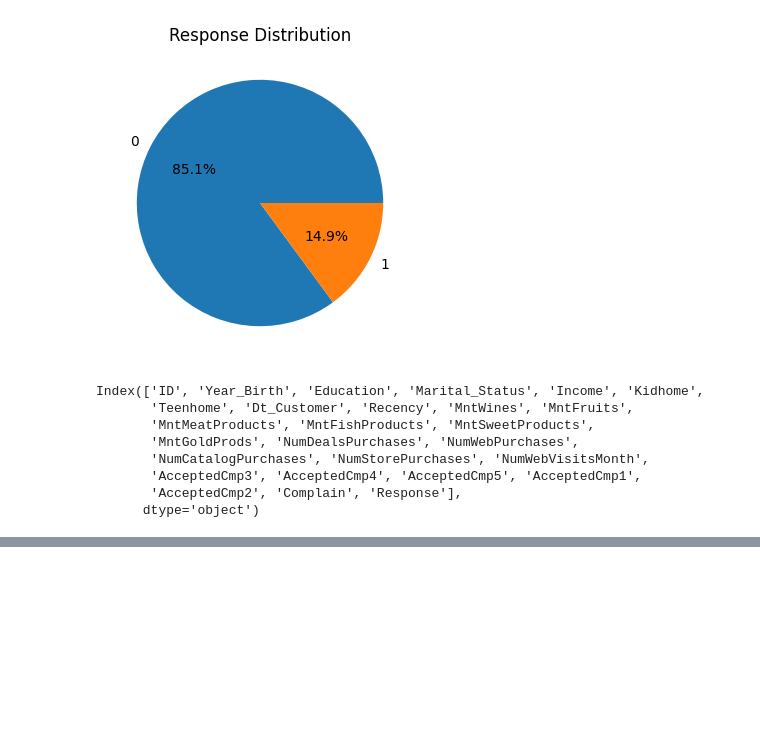
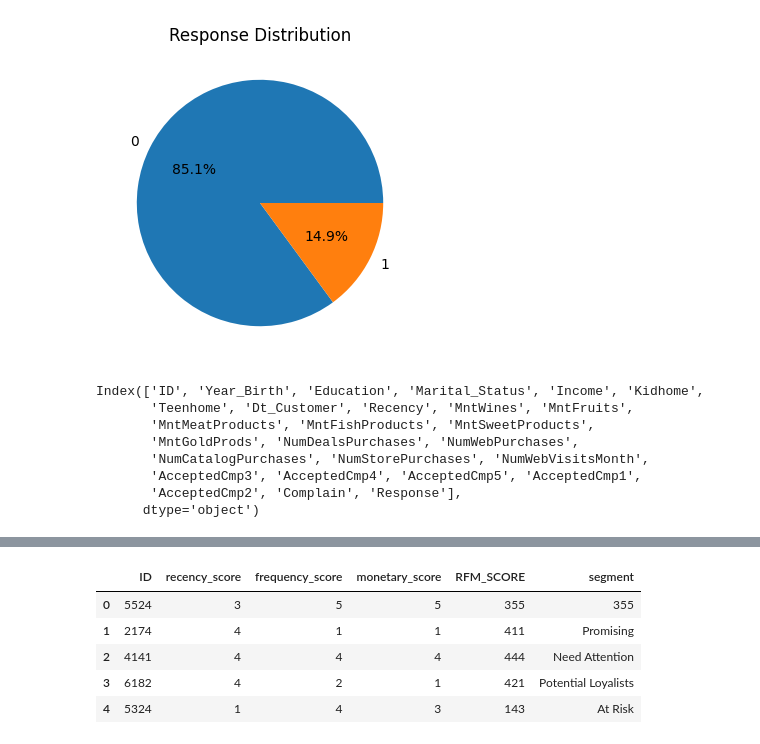
Before and after one commit to abdulrafay27/MarketingDataAnalytics, a Jupyter notebook: DataWrangling&EDA.ipynb, the cells around one changed output, grey strips where cells are left out. Saved outputs shown, nothing was run; the diff lists cells and outputs as text; code cells hidden in the pictures; blank space fills up the shorter version.

```diff
--- a/DataWrangling&EDA.ipynb
+++ b/DataWrangling&EDA.ipynb
@@ -291,0 +374,10 @@ ValueError: could not convert string to float: 'Graduation'
+# %%
+rfm_scores=rfm[['ID','recency_score','frequency_score','monetary_score','RFM_SCORE','segment']]
+rfm_scores.head()
+# %% [output]
+|  | ID | recency_score | frequency_score | monetary_score | RFM_SCORE | segment |
+| 0 | 5524 | 3 | 5 | 5 | 355 | 355 |
+| 1 | 2174 | 4 | 1 | 1 | 411 | Promising |
+| 2 | 4141 | 4 | 4 | 4 | 444 | Need Attention |
+| 3 | 6182 | 4 | 2 | 1 | 421 | Potential Loyalists |
+| 4 | 5324 | 1 | 4 | 3 | 143 | At Risk |
```
Also changed, not shown: parts of 14 cells of this notebook, 2 other files.
